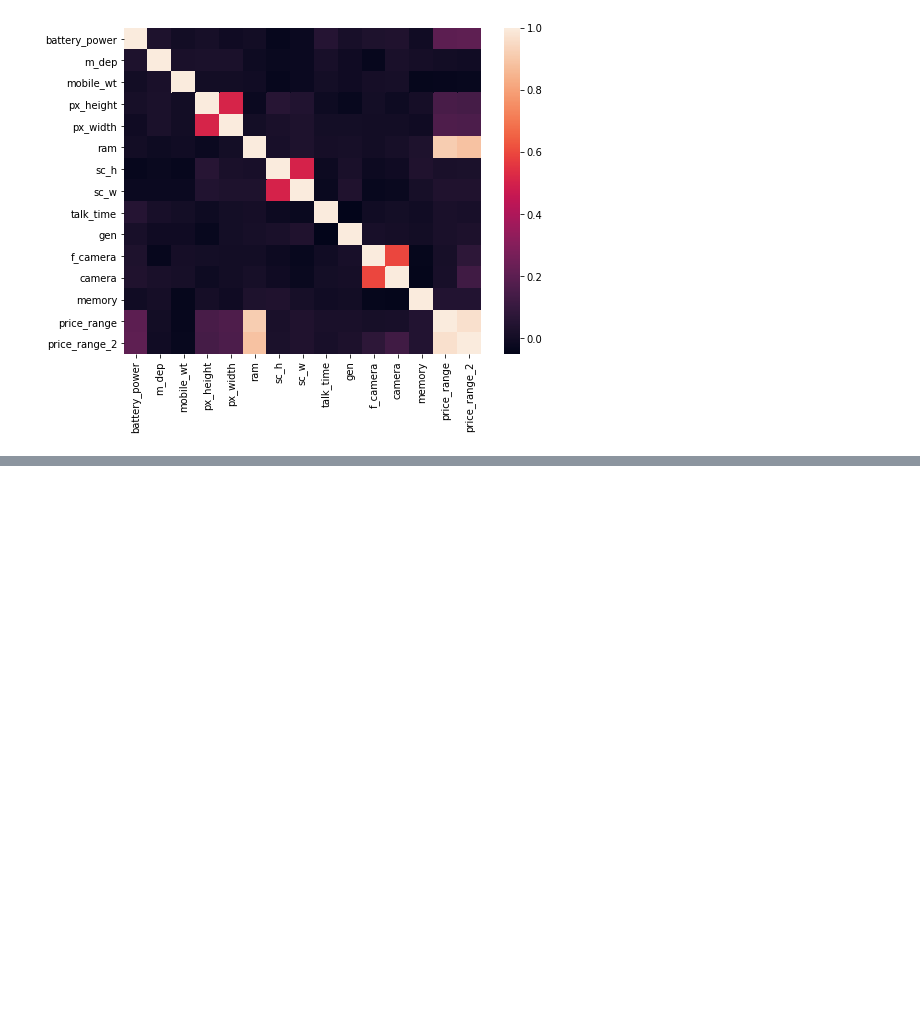
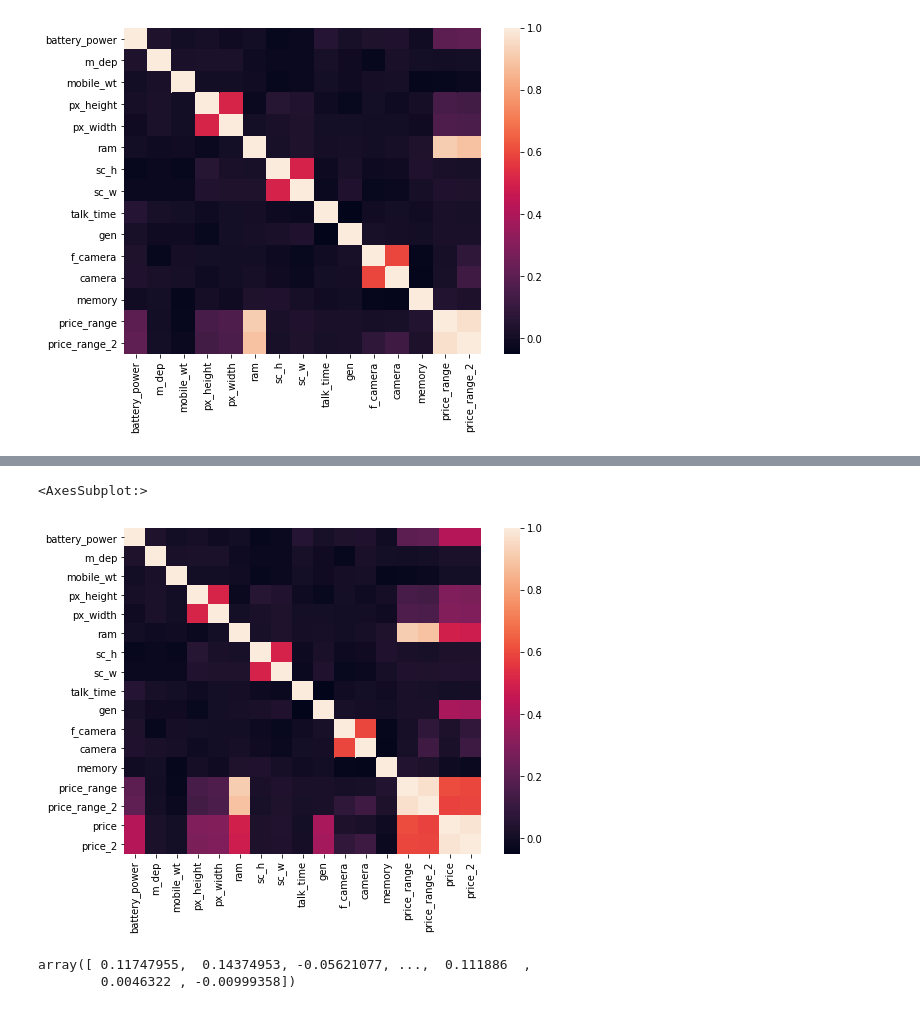
Before and after one commit to eyalnus/ex2, a Jupyter notebook: ex3.ipynb, the cells around one changed output, grey strips where cells are left out. Drawn from its saved outputs; the diff is of its cells as text; code cells hidden in the pictures; blank space fills up the shorter version.

Commit message:
price from range

```diff
--- a/ex3.ipynb
+++ b/ex3.ipynb
@@ -321,3 +335,8 @@ sns.heatmap(corr_new)
 # %% [output]
 <AxesSubplot:>
 [figure]
+# %%
+df_out.index.rename('id',inplace=True)
+# %%
+df_out['price'] = (df_out['price_range']+1) * 367 + np.random.triangular(-200,200,300,2000)
+df_out['price'].min()
@@ -323,0 +350,12 @@ sns.heatmap(corr_new)
+# %%
+corr_price = df_out.corr()
+plt.figure(figsize = (8,6))
+sns.heatmap(corr_price)
+# %% [output]
+<AxesSubplot:>
+[figure, added]
+# %%
+np.random.normal(0.1,0.1,2000)
+# %% [output]
+array([ 0.11747955,  0.14374953, -0.05621077, ...,  0.111886  ,
+        0.0046322 , -0.00999358])
```
Also changed, not shown: parts of 21 cells of this notebook.
